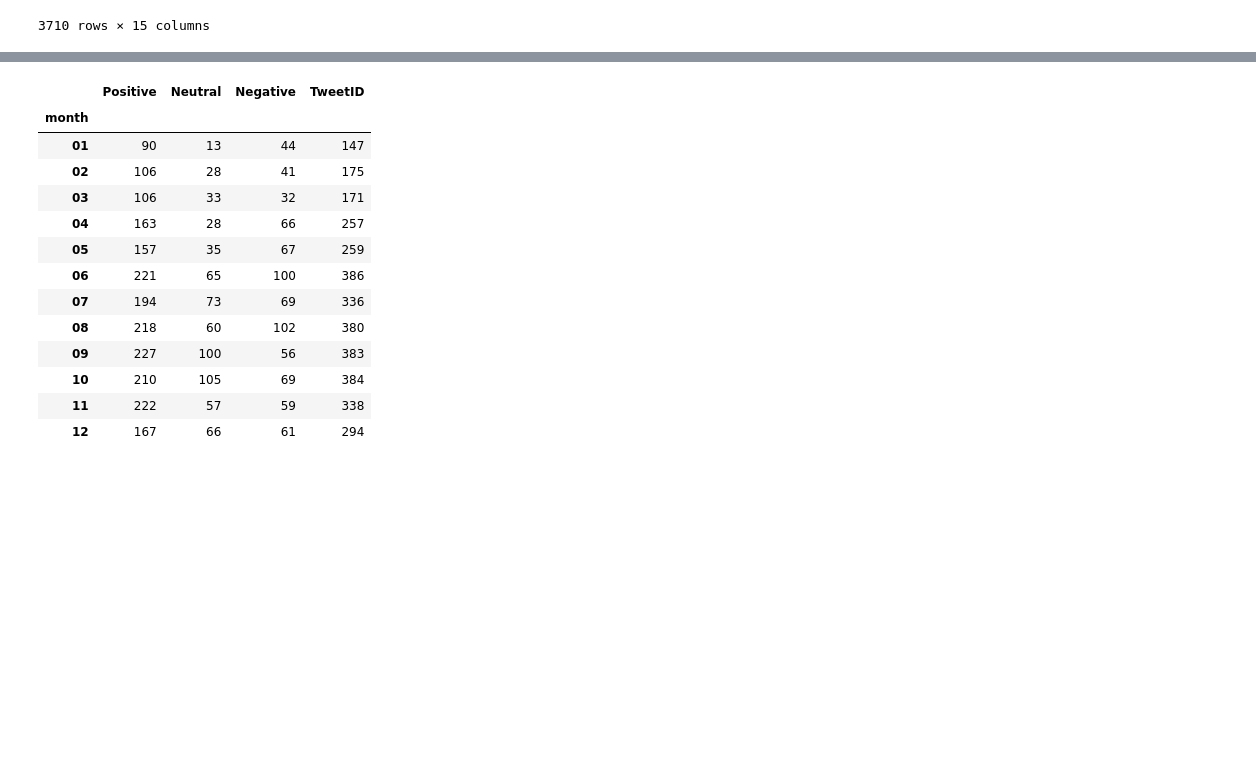
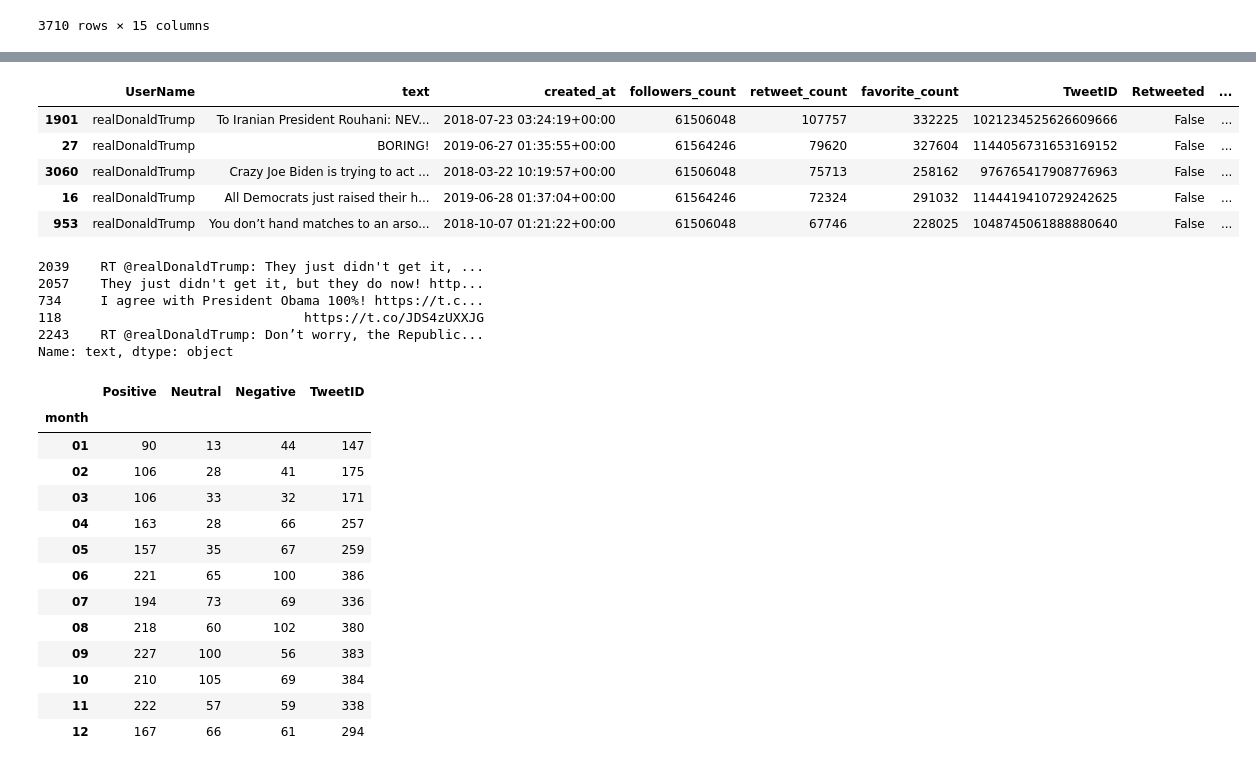
Before and after one commit to prathamantri/TwitterQueens, a Jupyter notebook: Code.ipynb, the cells around one changed output, grey strips where cells are left out. Cells and saved outputs as stored; diff of their text form; code cells hidden in the pictures; blank space fills up the shorter version.

```diff
--- a/Code.ipynb
+++ b/Code.ipynb
@@ -396,3 +409,25 @@ combined_trump_tweets.to_excel("TrumpTweetsDB.xlsx", engine='xlsxwriter', encodi
+# %%
+negative = combined_trump_tweets.loc[combined_trump_tweets['TweetTone']=="Negative",:]
+example_negative_sorted = negative.sort_values(by=['retweet_count'], ascending=False)
+example_negative_sorted['text'].head()
+# %% [output]
+|  | UserName | text | created_at | followers_count | retweet_count | favorite_count | TweetID | Retweeted | ... |
+| 1901 | realDonaldTrump | To Iranian President Rouhani: NEV... | 2018-07-23 03:24:19+00:00 | 61506048 | 107757 | 332225 | 1021234525626609666 | False | ... |
+| 27 | realDonaldTrump | BORING! | 2019-06-27 01:35:55+00:00 | 61564246 | 79620 | 327604 | 1144056731653169152 | False | ... |
+| 3060 | realDonaldTrump | Crazy Joe Biden is trying to act ... | 2018-03-22 10:19:57+00:00 | 61506048 | 75713 | 258162 | 976765417908776963 | False | ... |
+| 16 | realDonaldTrump | All Democrats just raised their h... | 2019-06-28 01:37:04+00:00 | 61564246 | 72324 | 291032 | 1144419410729242625 | False | ... |
+| 953 | realDonaldTrump | You don’t hand matches to an arso... | 2018-10-07 01:21:22+00:00 | 61506048 | 67746 | 228025 | 1048745061888880640 | False | ... |
+# %%
+neutral = combined_trump_tweets.loc[combined_trump_tweets['TweetTone']=="Neutral",:]
+example_neutral_sorted = neutral.sort_values(by=['retweet_count'], ascending=False)
+example_neutral_sorted['text'].head()
+# %% [output]
+2039    RT @realDonaldTrump: They just didn't get it, ...
+2057    They just didn't get it, but they do now! http...
+734     I agree with President Obama 100%! https://t.c...
+118                               https://t.co/JDS4zUXXJG
+2243    RT @realDonaldTrump: Don’t worry, the Republic...
+Name: text, dtype: object
 # %%
 # adjust time format from 'created at' and appending a new column called 'date', 'month', 'year'
 
```
Also changed, not shown: parts of 17 cells of this notebook.
